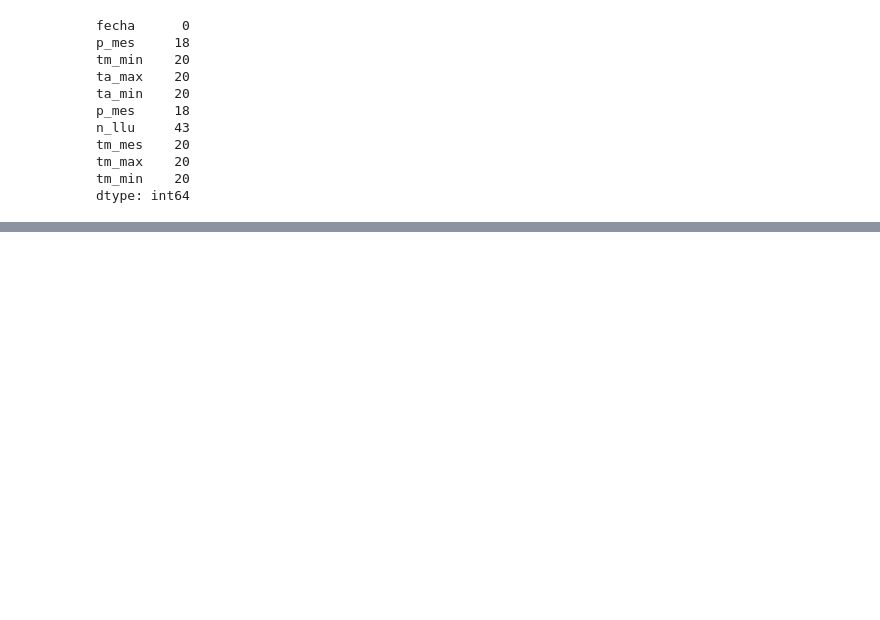
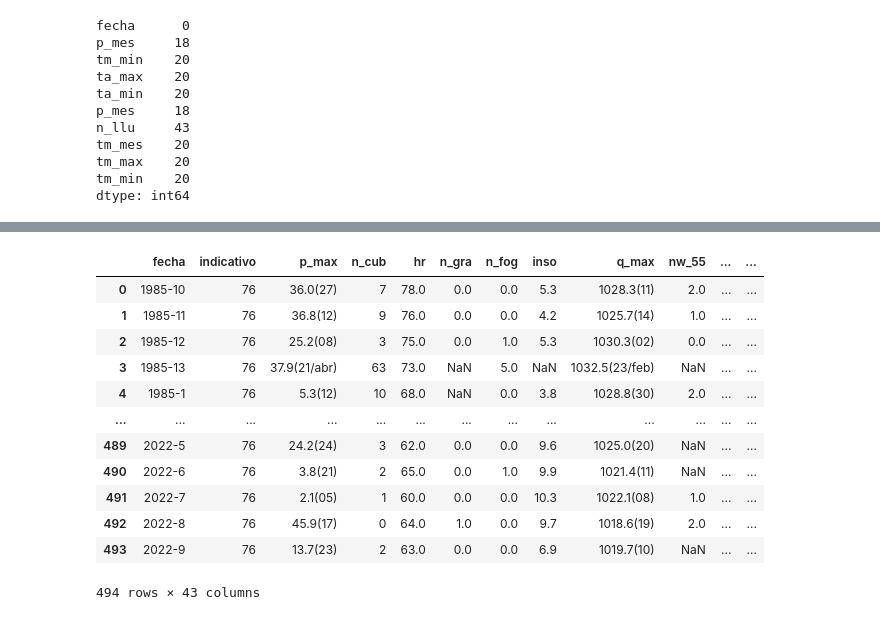
Before and after one commit to illegalvoidundead/Proyecto_final, a Jupyter notebook: code/python-aemet.ipynb, the cells around one changed output, grey strips where cells are left out. Cells and saved outputs as stored; diff of their text form; code cells hidden in the pictures; blank space fills up the shorter version.

```diff
--- a/code/python-aemet.ipynb
+++ b/code/python-aemet.ipynb
@@ -258,0 +317,16 @@ toledo_anual = pd.read_csv('../datasets/toledo_anual.csv')
+# %%
+barcelona
+# %% [output]
+|  | fecha | indicativo | p_max | n_cub | hr | n_gra | n_fog | inso | q_max | nw_55 | ... | ... |
+| 0 | 1985-10 | 76 | 36.0(27) | 7 | 78.0 | 0.0 | 0.0 | 5.3 | 1028.3(11) | 2.0 | ... | ... |
+| 1 | 1985-11 | 76 | 36.8(12) | 9 | 76.0 | 0.0 | 0.0 | 4.2 | 1025.7(14) | 1.0 | ... | ... |
+| 2 | 1985-12 | 76 | 25.2(08) | 3 | 75.0 | 0.0 | 1.0 | 5.3 | 1030.3(02) | 0.0 | ... | ... |
+| 3 | 1985-13 | 76 | 37.9(21/abr) | 63 | 73.0 | NaN | 5.0 | NaN | 1032.5(23/feb) | NaN | ... | ... |
+| 4 | 1985-1 | 76 | 5.3(12) | 10 | 68.0 | NaN | 0.0 | 3.8 | 1028.8(30) | 2.0 | ... | ... |
+| ... | ... | ... | ... | ... | ... | ... | ... | ... | ... | ... | ... | ... |
+| 489 | 2022-5 | 76 | 24.2(24) | 3 | 62.0 | 0.0 | 0.0 | 9.6 | 1025.0(20) | NaN | ... | ... |
+| 490 | 2022-6 | 76 | 3.8(21) | 2 | 65.0 | 0.0 | 1.0 | 9.9 | 1021.4(11) | NaN | ... | ... |
+| 491 | 2022-7 | 76 | 2.1(05) | 1 | 60.0 | 0.0 | 0.0 | 10.3 | 1022.1(08) | 1.0 | ... | ... |
+| 492 | 2022-8 | 76 | 45.9(17) | 0 | 64.0 | 1.0 | 0.0 | 9.7 | 1018.6(19) | 2.0 | ... | ... |
+| 493 | 2022-9 | 76 | 13.7(23) | 2 | 63.0 | 0.0 | 0.0 | 6.9 | 1019.7(10) | NaN | ... | ... |
+494 rows × 43 columns
```
Also changed, not shown: parts of 4 cells of this notebook, 8 other files.
